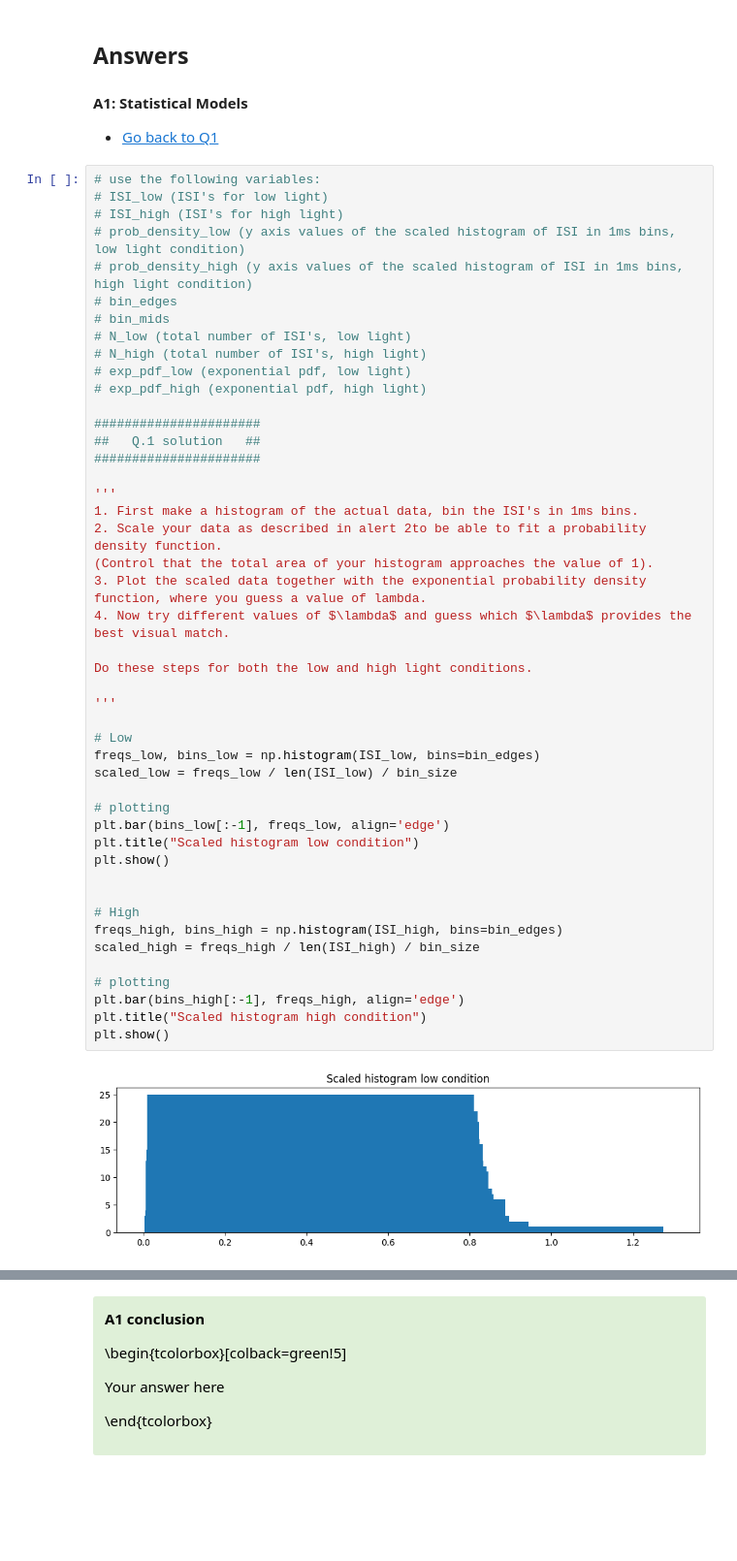
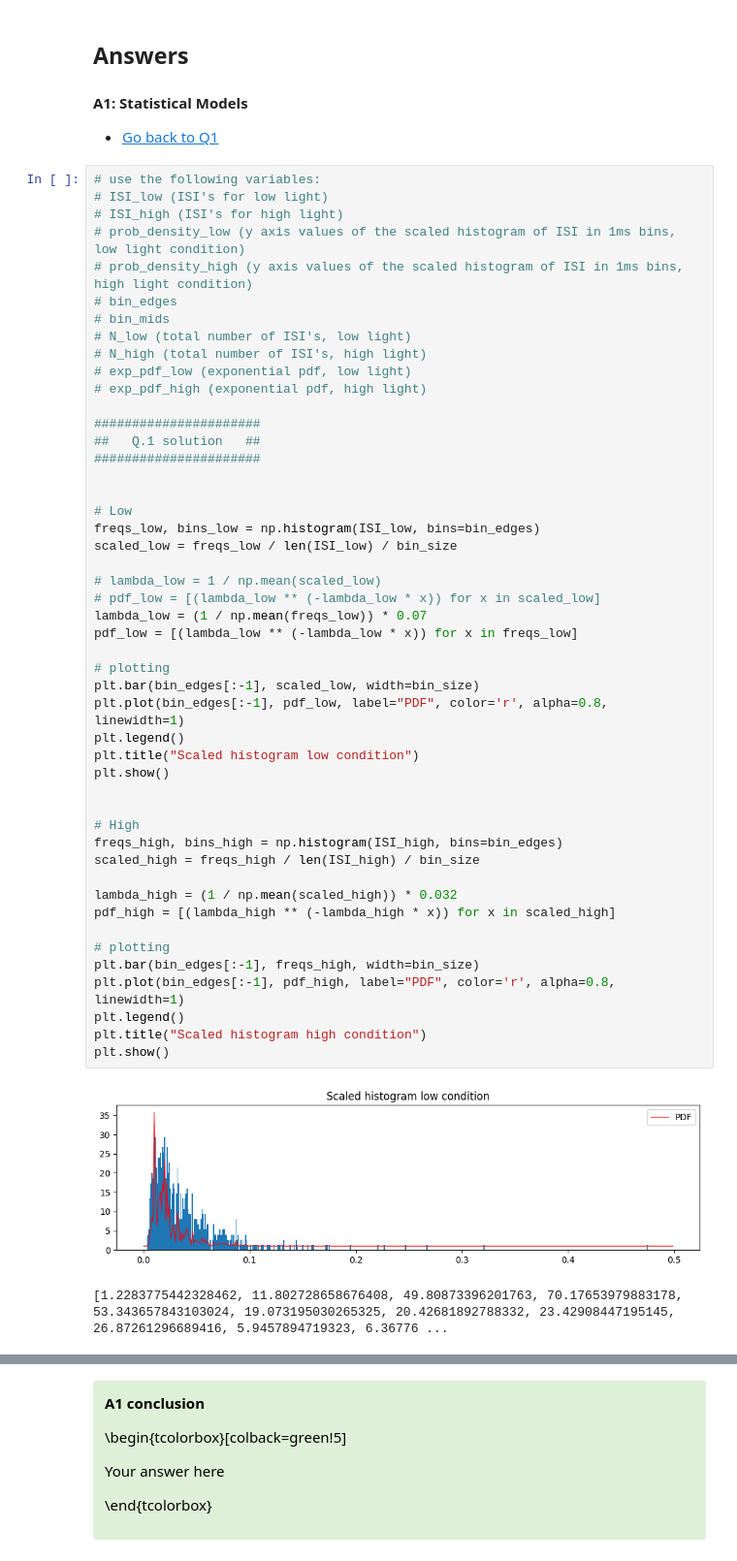
Before and after one commit to cesarz10/Computational-Neurophysiology-Lab, a Jupyter notebook: Lab_4/Module2_Ex2_12.ipynb, the cells around one changed output, grey strips where cells are left out. Shown at 97% size. Cells and saved outputs as stored; diff of their text form; blank space fills up the shorter version.

```diff
--- a/Lab_4/Module2_Ex2_12.ipynb
+++ b/Lab_4/Module2_Ex2_12.ipynb
@@ -284,43 +284,46 @@ In the last step of this exercise, you should repeat the numerical experiment th
 # prob_density_high (y axis values of the scaled histogram of ISI in 1ms bins, high light condition)
 # bin_edges
 # bin_mids
 # N_low (total number of ISI's, low light)
 # N_high (total number of ISI's, high light)
 # exp_pdf_low (exponential pdf, low light)
 # exp_pdf_high (exponential pdf, high light)
 
 ######################
 ##   Q.1 solution   ##
 ######################
 
-'''
-1. First make a histogram of the actual data, bin the ISI's in 1ms bins.
-2. Scale your data as described in alert 2to be able to fit a probability density function.
-(Control that the total area of your histogram approaches the value of 1).
-3. Plot the scaled data together with the exponential probability density function, where you guess a value of lambda.
-4. Now try different values of $\lambda$ and guess which $\lambda$ provides the best visual match.
-
-Do these steps for both the low and high light conditions.
-
-'''
 
 # Low
 freqs_low, bins_low = np.histogram(ISI_low, bins=bin_edges)
 scaled_low = freqs_low / len(ISI_low) / bin_size
 
+# lambda_low = 1 / np.mean(scaled_low)
+# pdf_low = [(lambda_low ** (-lambda_low * x)) for x in scaled_low]
+lambda_low = (1 / np.mean(freqs_low)) * 0.07
+pdf_low = [(lambda_low ** (-lambda_low * x)) for x in freqs_low]
+
 # plotting
-plt.bar(bins_low[:-1], freqs_low, align='edge')
+plt.bar(bin_edges[:-1], scaled_low, width=bin_size)
+plt.plot(bin_edges[:-1], pdf_low, label="PDF", color='r', alpha=0.8, linewidth=1)
+plt.legend()
 plt.title("Scaled histogram low condition")
 plt.show()
 
 
 # High
 freqs_high, bins_high = np.histogram(ISI_high, bins=bin_edges)
 scaled_high = freqs_high / len(ISI_high) / bin_size
 
+lambda_high = (1 / np.mean(scaled_high)) * 0.032
+pdf_high = [(lambda_high ** (-lambda_high * x)) for x in scaled_high]
+
 # plotting
-plt.bar(bins_high[:-1], freqs_high, align='edge')
+plt.bar(bin_edges[:-1], freqs_high, width=bin_size)
+plt.plot(bin_edges[:-1], pdf_high, label="PDF", color='r', alpha=0.8, linewidth=1)
+plt.legend()
 plt.title("Scaled histogram high condition")
 plt.show()
 # %% [output]
-[figure, old version]
+[figure, new version]
+[1.2283775442328462, 11.802728658676408, 49.80873396201763, 70.17653979883178, 53.343657843103024, 19.073195030265325, 20.42681892788332, 23.42908447195145, 26.87261296689416, 5.9457894719323, 6.36776 ...
```
Also changed, not shown: parts of 1 cell of this notebook.
